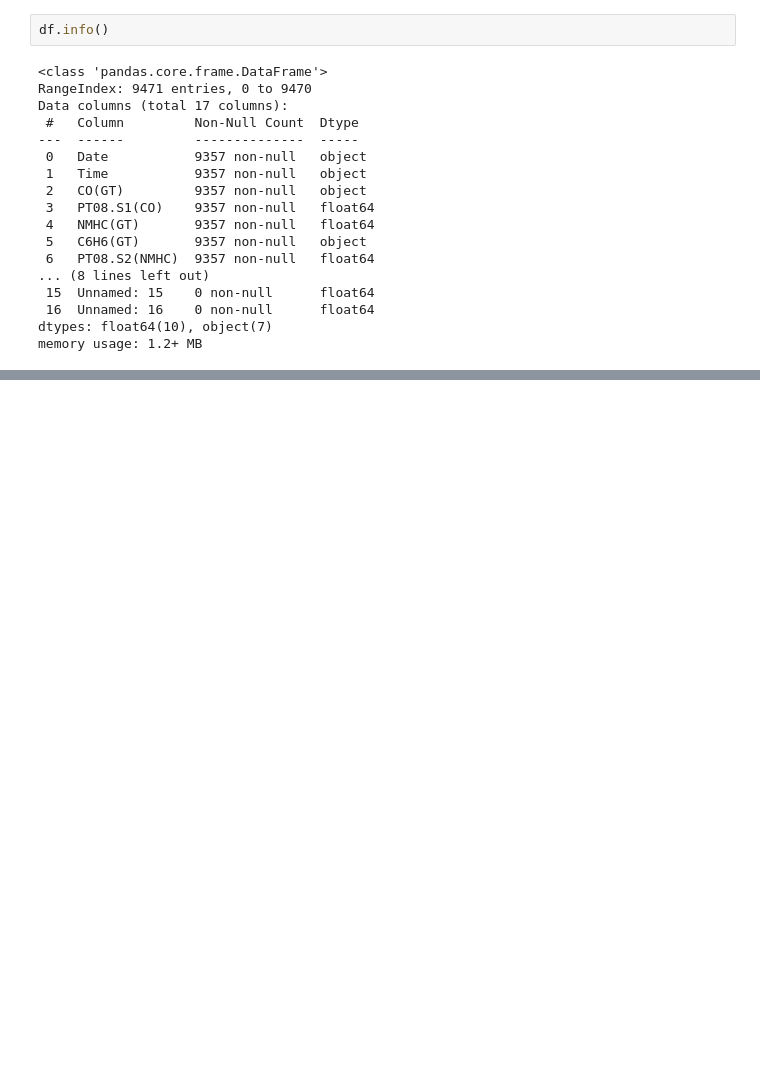
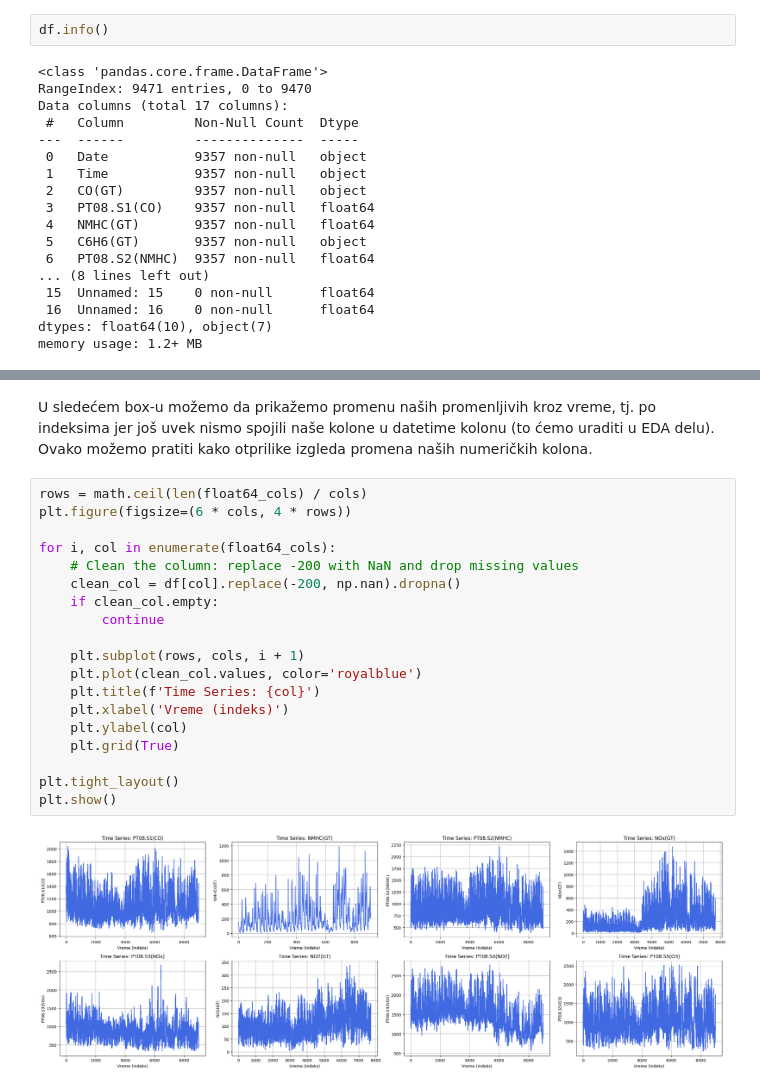
Before and after one commit to mbozinovic7625rn/onp-projekat2025, a Jupyter notebook: mihailo_bozinovic_7625_rn.ipynb, the cells around one changed output, grey strips where cells are left out. Cells and saved outputs as stored; diff of their text form; blank space fills up the shorter version.

```diff
--- a/mihailo_bozinovic_7625_rn.ipynb
+++ b/mihailo_bozinovic_7625_rn.ipynb
@@ -93,0 +152,23 @@ memory usage: 1.2+ MB
+# %% [markdown]
+U sledećem box-u možemo da prikažemo promenu naših promenljivih kroz vreme, tj. po indeksima jer još uvek nismo spojili naše kolone u datetime kolonu (to ćemo uraditi u EDA delu). Ovako možemo pratiti kako otprilike izgleda promena naših numeričkih kolona.
+# %%
+rows = math.ceil(len(float64_cols) / cols)
+plt.figure(figsize=(6 * cols, 4 * rows))
+
+for i, col in enumerate(float64_cols):
+    # Clean the column: replace -200 with NaN and drop missing values
+    clean_col = df[col].replace(-200, np.nan).dropna()
+    if clean_col.empty:
+        continue
+
+    plt.subplot(rows, cols, i + 1)
+    plt.plot(clean_col.values, color='royalblue')
+    plt.title(f'Time Series: {col}')
+    plt.xlabel('Vreme (indeks)')
+    plt.ylabel(col)
+    plt.grid(True)
+
+plt.tight_layout()
+plt.show()
+# %% [output]
+[figure, added]
```
Also changed, not shown: parts of 15 cells of this notebook, 2 other files.
